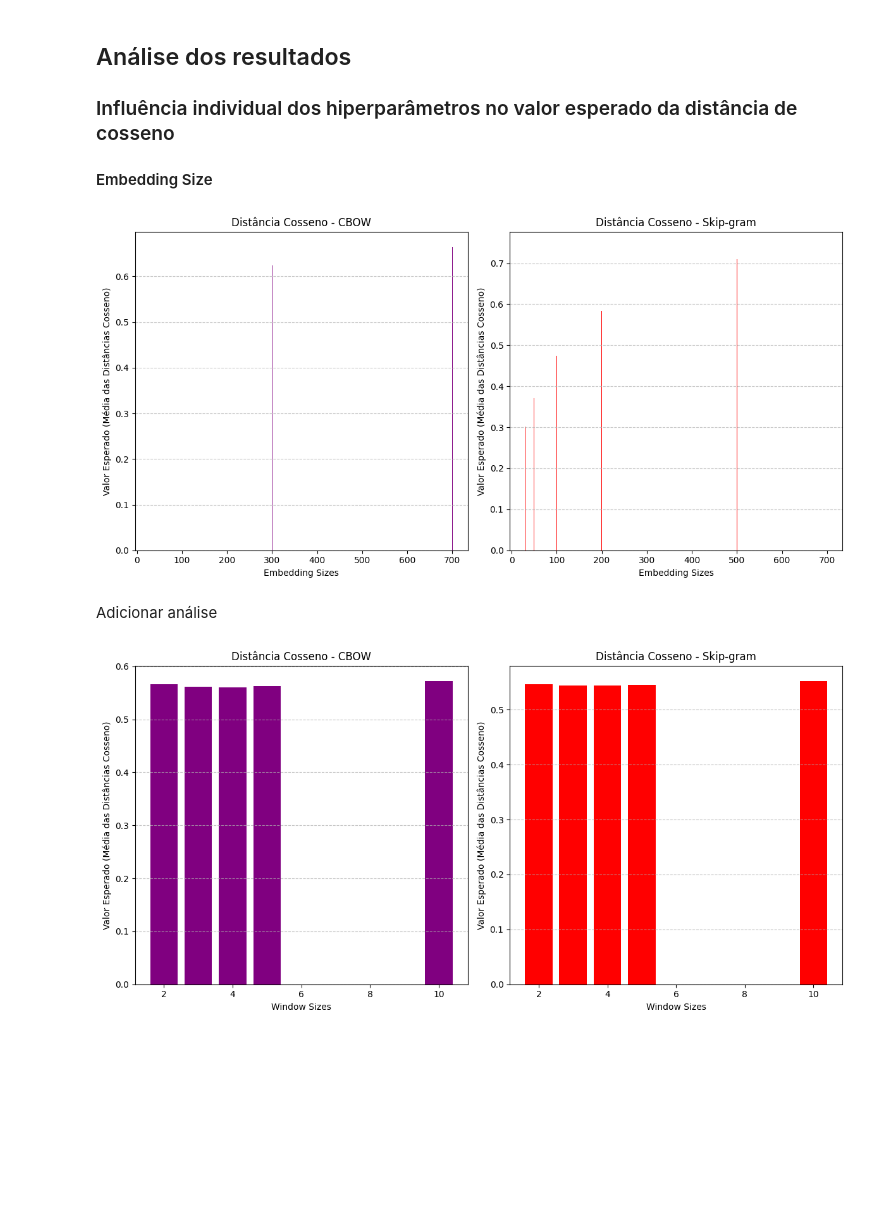
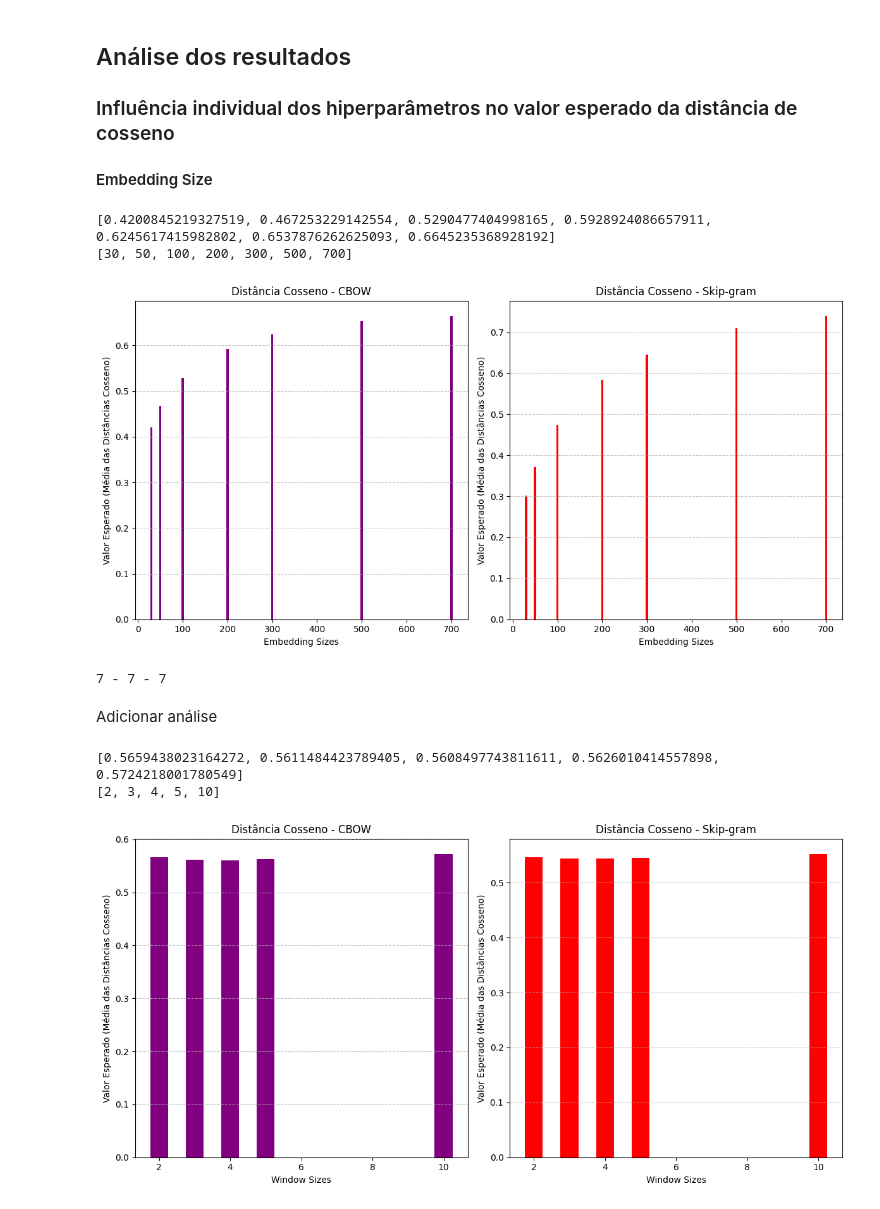
Before and after one commit to paduathiago/NLP_word_embeddings, a Jupyter notebook: word_embeddings.ipynb, the cells around one changed output. Cells and saved outputs as stored; diff of their text form; code cells hidden in the pictures; blank space fills up the shorter version.

Commit message:
graphs plotted for the individual hyperparams

```diff
--- a/word_embeddings.ipynb
+++ b/word_embeddings.ipynb
@@ -138,18 +138,20 @@ def calculate_average_distances(results, param):
 
     return param_sizes, cbow_expected, skipgram_expected
 # %%
-def plot_param_size_vs_distance(param_sizes, param_name, cbow_expected, skipgram_expected):
+def plot_param_size_vs_distance(param_sizes, param_name, cbow_expected, skipgram_expected, width=0.5):
     fig, axes = plt.subplots(1, 2, figsize=(12, 6))  # 1 lines and 2 columns
 
-    # Gráfico para CBOW
-    axes[0].bar(param_sizes, cbow_expected, color='purple')
+    # CBOW
+    axes[0].bar(param_sizes, cbow_expected, color='purple', width=width)
+    print(cbow_expected)
+    print(param_sizes)
     axes[0].set_title("Distância Cosseno - CBOW")
     axes[0].set_xlabel(param_name)
     axes[0].set_ylabel("Valor Esperado (Média das Distâncias Cosseno)")
     axes[0].grid(axis='y', linestyle='--', alpha=0.7)
 
-    # Gráfico para Skip-gram
-    axes[1].bar(param_sizes, skipgram_expected, color='red')
+    # Skip-gram
+    axes[1].bar(param_sizes, skipgram_expected, color='red', width=width)
     axes[1].set_title("Distância Cosseno - Skip-gram")
     axes[1].set_xlabel(param_name)
     axes[1].set_ylabel("Valor Esperado (Média das Distâncias Cosseno)")
@@ -164,13 +166,19 @@ def plot_param_size_vs_distance(param_sizes, param_name, cbow_expected, skipgram
 #### Embedding Size
 # %%
 embedding_sizes, cbow_expected, skipgram_expected = calculate_average_distances(results, "embedding_size")
-plot_param_size_vs_distance(embedding_sizes, "Embedding Sizes", cbow_expected, skipgram_expected)
+plot_param_size_vs_distance(embedding_sizes, "Embedding Sizes", cbow_expected, skipgram_expected, width=5)
+print(len(embedding_sizes), len(cbow_expected), len(skipgram_expected), sep=" - ")
 # %% [output]
+[0.4200845219327519, 0.467253229142554, 0.5290477404998165, 0.5928924086657911, 0.6245617415982802, 0.6537876262625093, 0.6645235368928192]
+[30, 50, 100, 200, 300, 500, 700]
-[figure, old version]
+[figure, new version]
+7 - 7 - 7
 # %% [markdown]
 Adicionar análise
 # %%
 window_sizes, cbow_expected, skipgram_expected = calculate_average_distances(results, "window_size")
 plot_param_size_vs_distance(window_sizes, "Window Sizes", cbow_expected, skipgram_expected)
 # %% [output]
+[0.5659438023164272, 0.5611484423789405, 0.5608497743811611, 0.5626010414557898, 0.5724218001780549]
+[2, 3, 4, 5, 10]
-[figure, old version]
+[figure, new version]
```
Also changed, not shown: parts of 3 cells of this notebook.
